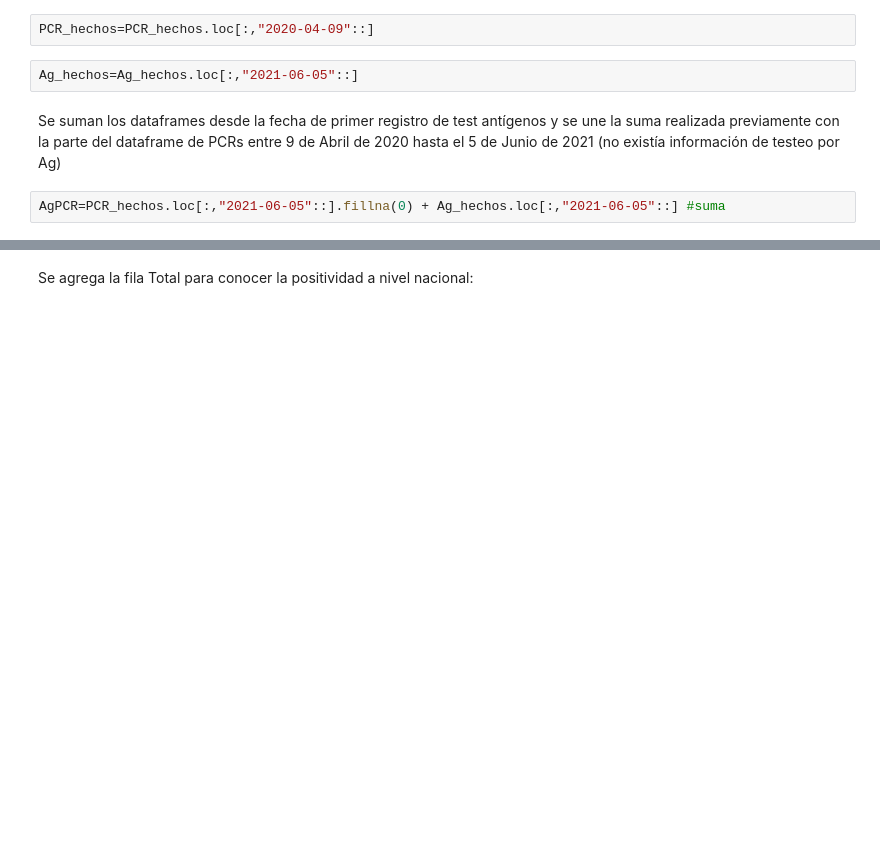
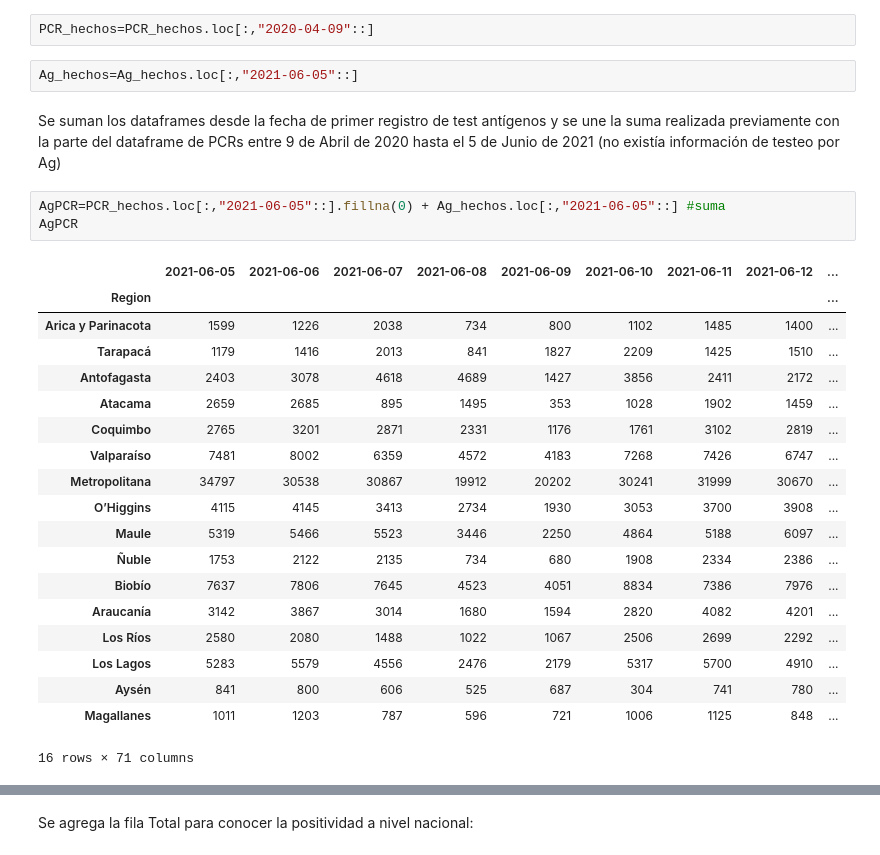
Before and after one commit to amharringthon/COVID-19-Positivity-Analysis-in-Chile, a Jupyter notebook: PDS_M2021_Final_G5.ipynb, the cells around one changed output, grey strips where cells are left out. Drawn from its saved outputs; the diff is of its cells as text; blank space fills up the shorter version.

```diff
--- a/PDS_M2021_Final_G5.ipynb
+++ b/PDS_M2021_Final_G5.ipynb
@@ -132,5 +131,26 @@ Ag_hechos=Ag_hechos.loc[:,"2021-06-05"::]
 Se suman los dataframes desde la fecha de primer registro de test antígenos y se une la suma realizada previamente con la parte del dataframe de PCRs entre 9 de Abril de 2020 hasta el 5 de Junio de 2021 (no existía información de testeo por Ag)
 # %%
 AgPCR=PCR_hechos.loc[:,"2021-06-05"::].fillna(0) + Ag_hechos.loc[:,"2021-06-05"::] #suma
+AgPCR
+# %% [output]
+|  | 2021-06-05 | 2021-06-06 | 2021-06-07 | 2021-06-08 | 2021-06-09 | 2021-06-10 | 2021-06-11 | 2021-06-12 | ... |
+| Region |  |  |  |  |  |  |  |  | ... |
+| Arica y Parinacota | 1599 | 1226 | 2038 | 734 | 800 | 1102 | 1485 | 1400 | ... |
+| Tarapacá | 1179 | 1416 | 2013 | 841 | 1827 | 2209 | 1425 | 1510 | ... |
+| Antofagasta | 2403 | 3078 | 4618 | 4689 | 1427 | 3856 | 2411 | 2172 | ... |
+| Atacama | 2659 | 2685 | 895 | 1495 | 353 | 1028 | 1902 | 1459 | ... |
+| Coquimbo | 2765 | 3201 | 2871 | 2331 | 1176 | 1761 | 3102 | 2819 | ... |
+| Valparaíso | 7481 | 8002 | 6359 | 4572 | 4183 | 7268 | 7426 | 6747 | ... |
+| Metropolitana | 34797 | 30538 | 30867 | 19912 | 20202 | 30241 | 31999 | 30670 | ... |
+| O’Higgins | 4115 | 4145 | 3413 | 2734 | 1930 | 3053 | 3700 | 3908 | ... |
+| Maule | 5319 | 5466 | 5523 | 3446 | 2250 | 4864 | 5188 | 6097 | ... |
+| Ñuble | 1753 | 2122 | 2135 | 734 | 680 | 1908 | 2334 | 2386 | ... |
+| Biobío | 7637 | 7806 | 7645 | 4523 | 4051 | 8834 | 7386 | 7976 | ... |
+| Araucanía | 3142 | 3867 | 3014 | 1680 | 1594 | 2820 | 4082 | 4201 | ... |
+| Los Ríos | 2580 | 2080 | 1488 | 1022 | 1067 | 2506 | 2699 | 2292 | ... |
+| Los Lagos | 5283 | 5579 | 4556 | 2476 | 2179 | 5317 | 5700 | 4910 | ... |
+| Aysén | 841 | 800 | 606 | 525 | 687 | 304 | 741 | 780 | ... |
+| Magallanes | 1011 | 1203 | 787 | 596 | 721 | 1006 | 1125 | 848 | ... |
+16 rows × 71 columns
 # %%
 PCR_AG=PCR_hechos.loc[:,"2020-04-09":"2021-06-04"].merge(AgPCR, how='inner' ,on=['Region']) #unión
```
Also changed, not shown: parts of 19 cells of this notebook.
